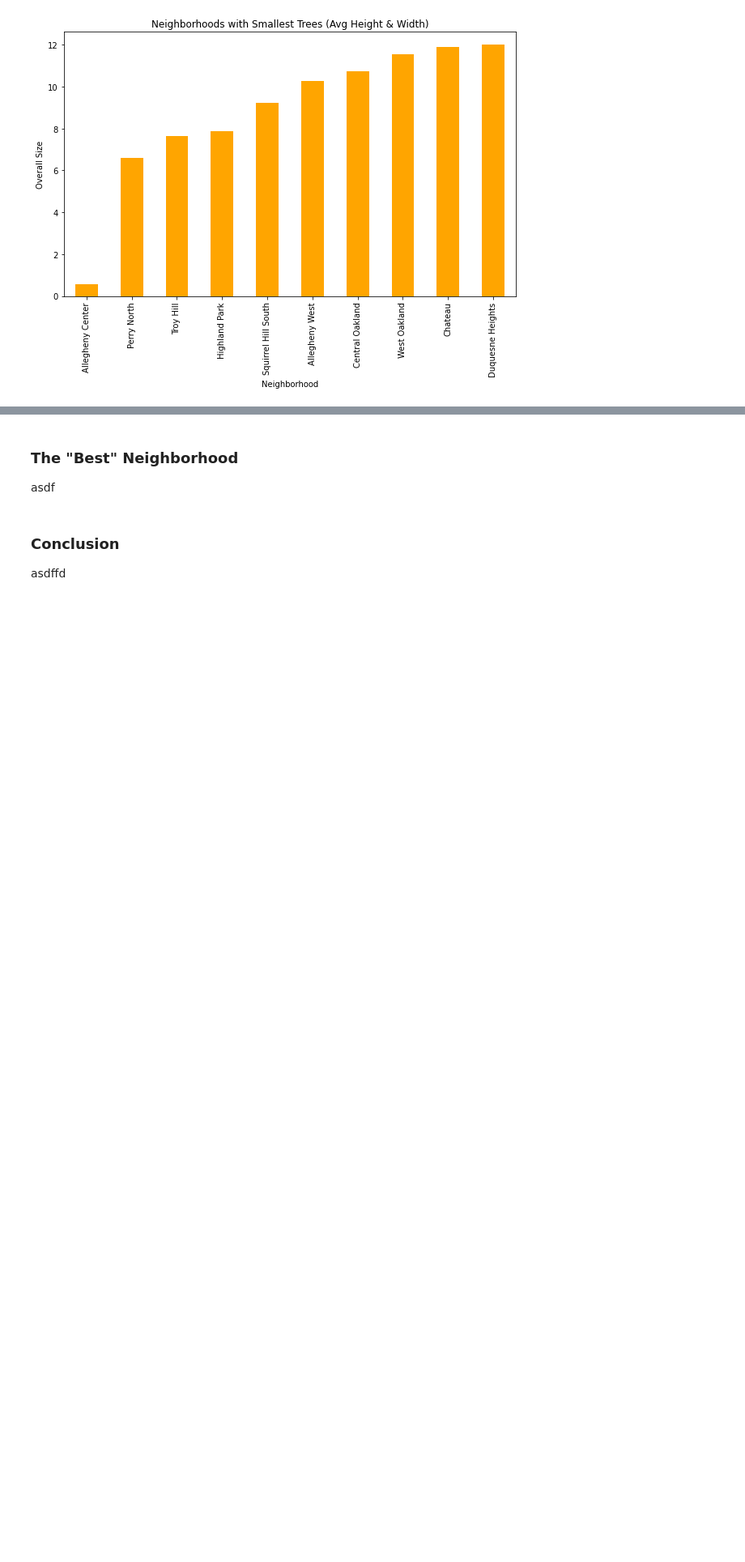
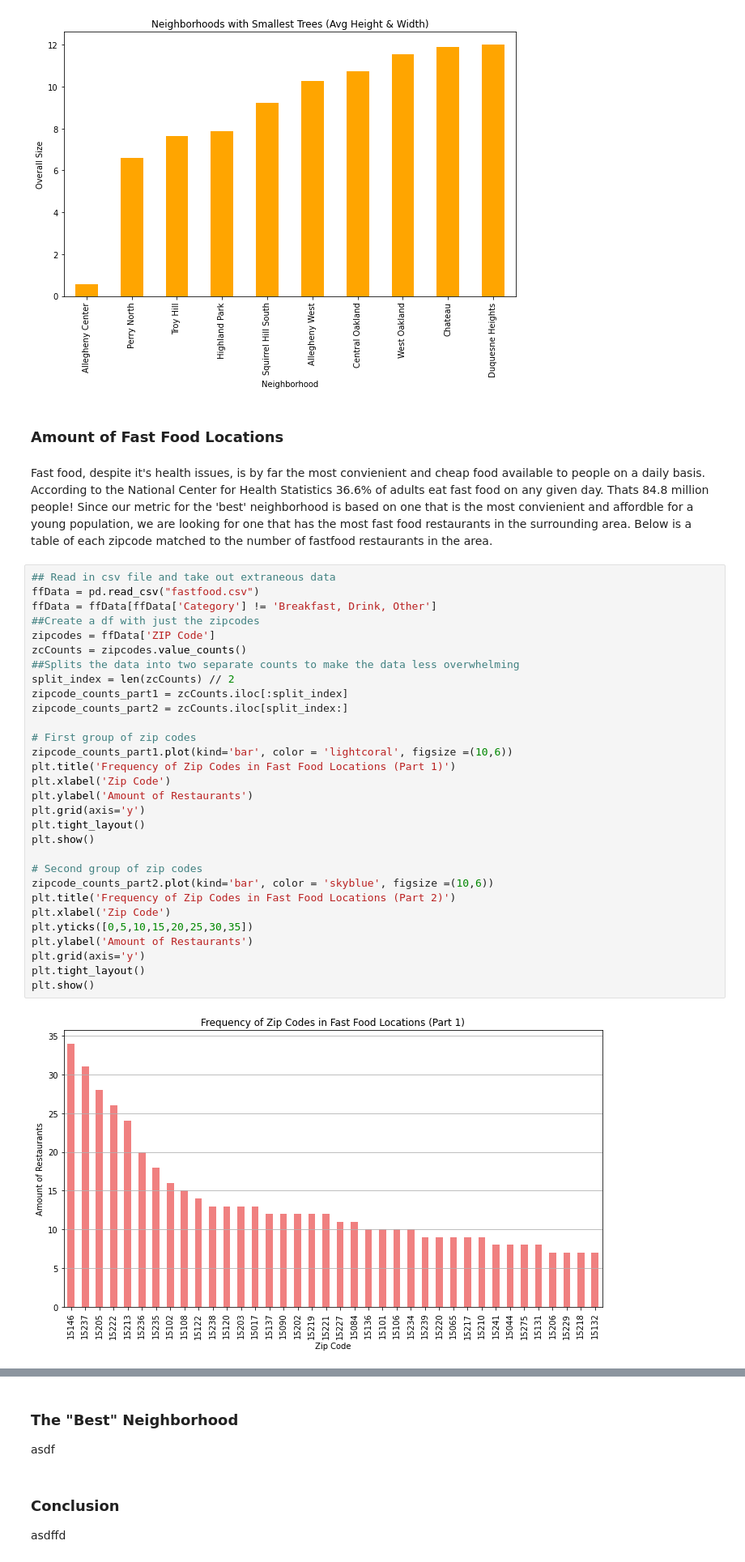
Before and after one commit to CrossTheSauce5/Final-Project, a Jupyter notebook: FINAL-PROJECT.ipynb, the cells around one changed output, grey strips where cells are left out. Shown at 81% size. Drawn from its saved outputs; the diff is of its cells as text; blank space fills up the shorter version.

```diff
--- a/FINAL-PROJECT.ipynb
+++ b/FINAL-PROJECT.ipynb
@@ -60,3 +63,39 @@ plt.show()
 # %% [output]
 [figure]
 [figure]
+# %% [markdown]
+### Amount of Fast Food Locations
+# %% [markdown]
+Fast food, despite it's health issues, is by far the most convienient and cheap food available to people on a daily basis. According to the National Center for Health Statistics 36.6% of adults eat fast food on any given day. Thats 84.8 million people! Since our metric for the 'best' neighborhood is based on one that is the most convienient and affordble for a young population, we are looking for one that has the most fast food restaurants in the surrounding area. Below is a table of each zipcode matched to the number of fastfood restaurants in the area.
+# %%
+## Read in csv file and take out extraneous data
+ffData = pd.read_csv("fastfood.csv")
+ffData = ffData[ffData['Category'] != 'Breakfast, Drink, Other']
+##Create a df with just the zipcodes
+zipcodes = ffData['ZIP Code']
+zcCounts = zipcodes.value_counts()
+##Splits the data into two separate counts to make the data less overwhelming
+split_index = len(zcCounts) // 2
+zipcode_counts_part1 = zcCounts.iloc[:split_index]
+zipcode_counts_part2 = zcCounts.iloc[split_index:]
+
+# First group of zip codes
+zipcode_counts_part1.plot(kind='bar', color = 'lightcoral', figsize =(10,6))
+plt.title('Frequency of Zip Codes in Fast Food Locations (Part 1)')
+plt.xlabel('Zip Code')
+plt.ylabel('Amount of Restaurants')
+plt.grid(axis='y')
+plt.tight_layout()
+plt.show()
+
+# Second group of zip codes
+zipcode_counts_part2.plot(kind='bar', color = 'skyblue', figsize =(10,6))
+plt.title('Frequency of Zip Codes in Fast Food Locations (Part 2)')
+plt.xlabel('Zip Code')
+plt.yticks([0,5,10,15,20,25,30,35])
+plt.ylabel('Amount of Restaurants')
+plt.grid(axis='y')
+plt.tight_layout()
+plt.show()
+# %% [output]
+[figure, added]
```
Also changed, not shown: parts of 3 cells of this notebook, 3 other files.
